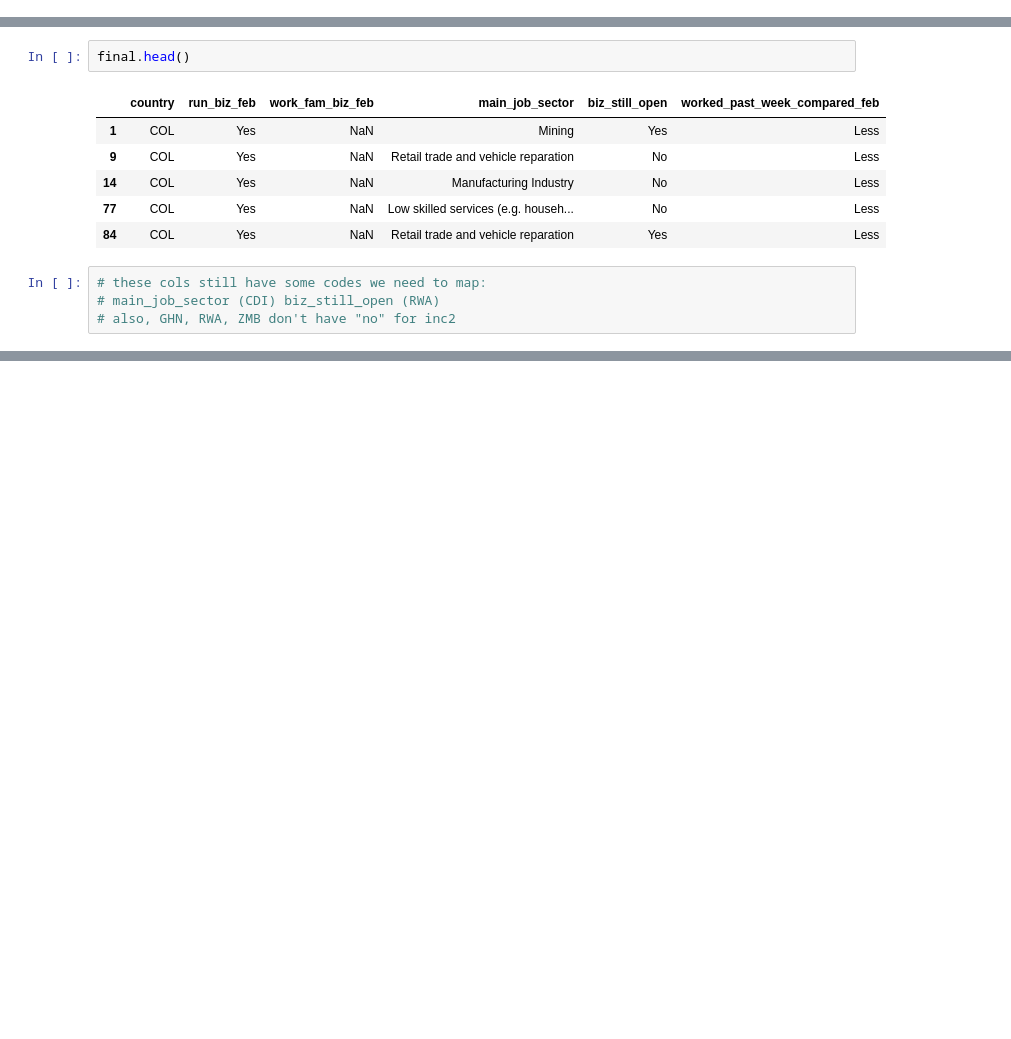
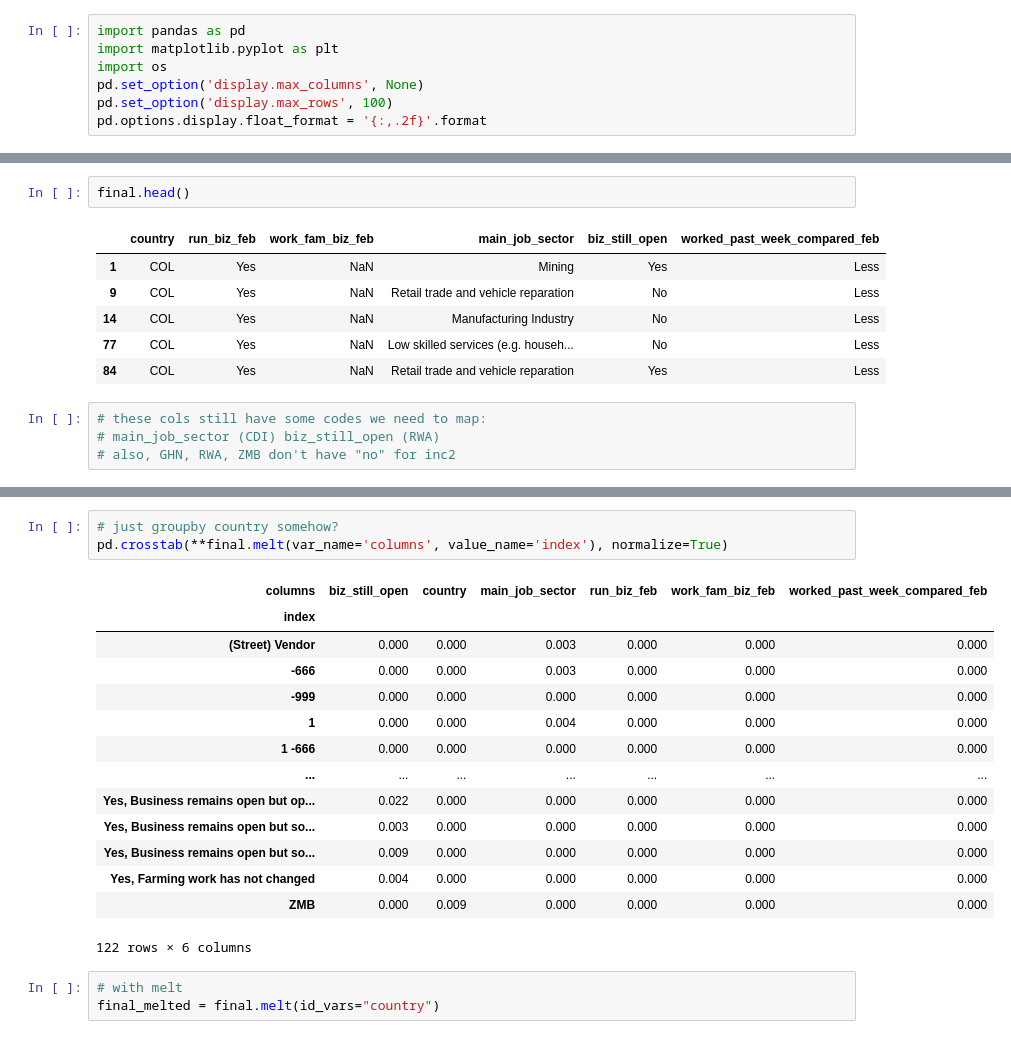
Before and after one commit to paultanger/COVID_SMEs, a Jupyter notebook: RECOVR_EDA.ipynb, the cells around one changed output, grey strips where cells are left out. Saved outputs shown, nothing was run; the diff lists cells and outputs as text; blank space fills up the shorter version.

```diff
--- a/RECOVR_EDA.ipynb
+++ b/RECOVR_EDA.ipynb
@@ -4,3 +1,10 @@ import os
+# %%
+import pandas as pd
+import matplotlib.pyplot as plt
+import os
+pd.set_option('display.max_columns', None)
+pd.set_option('display.max_rows', 100)
+pd.options.display.float_format = '{:,.2f}'.format
 # %%
 directory = '/Users/pault/paultangerusda drive/2020_Sync/COVID analysis (Paul Tanger)/data/SME_data/RECOVR'
 # %%
@@ -336,0 +475,21 @@ DataError: No numeric types to aggregate
+# %%
+# just groupby country somehow?
+pd.crosstab(**final.melt(var_name='columns', value_name='index'), normalize=True)
+# %% [output]
+| columns | biz_still_open | country | main_job_sector | run_biz_feb | work_fam_biz_feb | worked_past_week_compared_feb |
+| index |  |  |  |  |  |  |
+| (Street) Vendor | 0.000 | 0.000 | 0.003 | 0.000 | 0.000 | 0.000 |
+| -666 | 0.000 | 0.000 | 0.003 | 0.000 | 0.000 | 0.000 |
+| -999 | 0.000 | 0.000 | 0.000 | 0.000 | 0.000 | 0.000 |
+| 1 | 0.000 | 0.000 | 0.004 | 0.000 | 0.000 | 0.000 |
+| 1 -666 | 0.000 | 0.000 | 0.000 | 0.000 | 0.000 | 0.000 |
+| ... | ... | ... | ... | ... | ... | ... |
+| Yes, Business remains open but op... | 0.022 | 0.000 | 0.000 | 0.000 | 0.000 | 0.000 |
+| Yes, Business remains open but so... | 0.003 | 0.000 | 0.000 | 0.000 | 0.000 | 0.000 |
+| Yes, Business remains open but so... | 0.009 | 0.000 | 0.000 | 0.000 | 0.000 | 0.000 |
+| Yes, Farming work has not changed | 0.004 | 0.000 | 0.000 | 0.000 | 0.000 | 0.000 |
+| ZMB | 0.000 | 0.009 | 0.000 | 0.000 | 0.000 | 0.000 |
+122 rows × 6 columns
+# %%
+# with melt
+final_melted = final.melt(id_vars="country")
```
Also changed, not shown: parts of 28 cells of this notebook, 1 other file.
